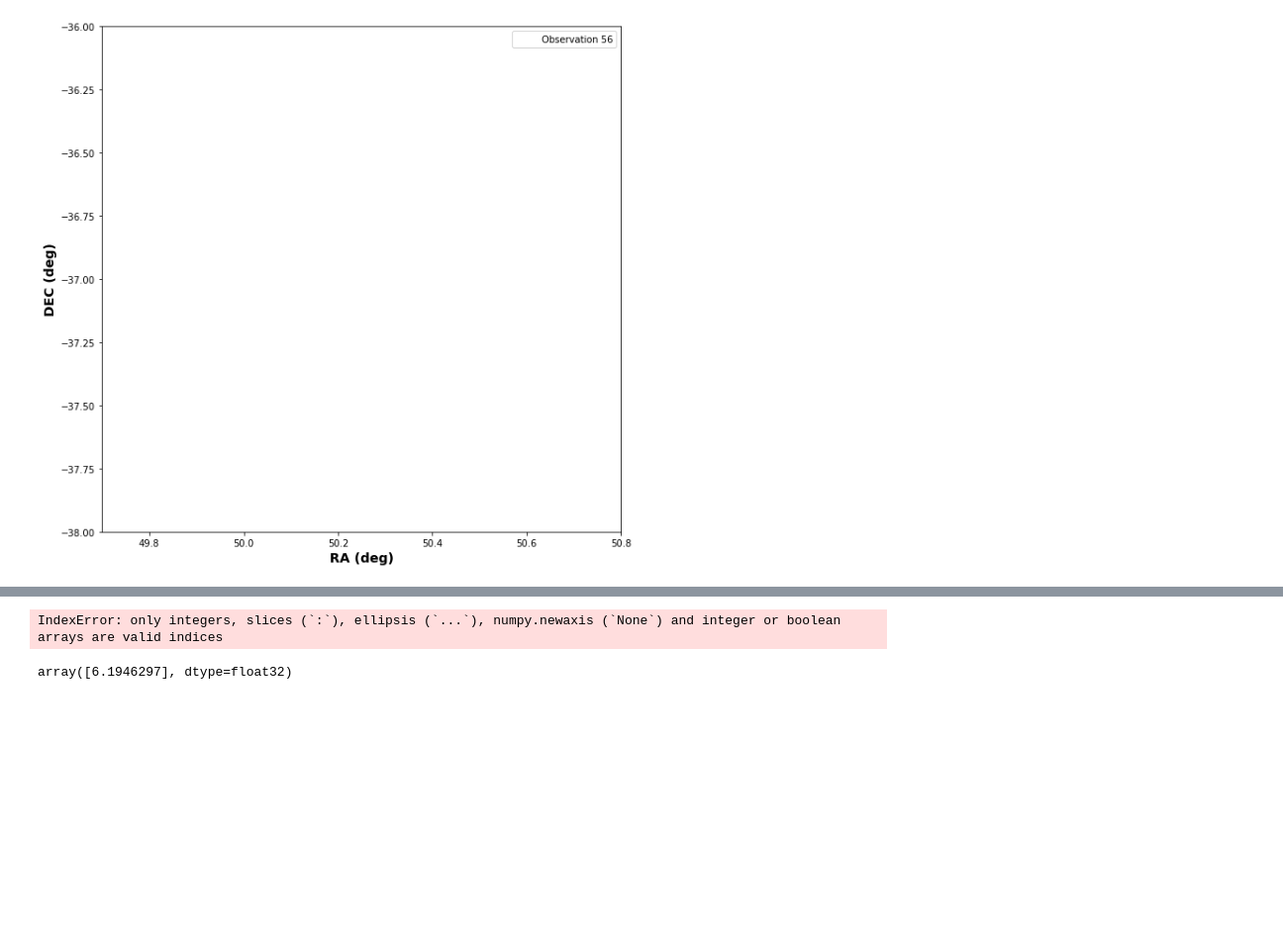
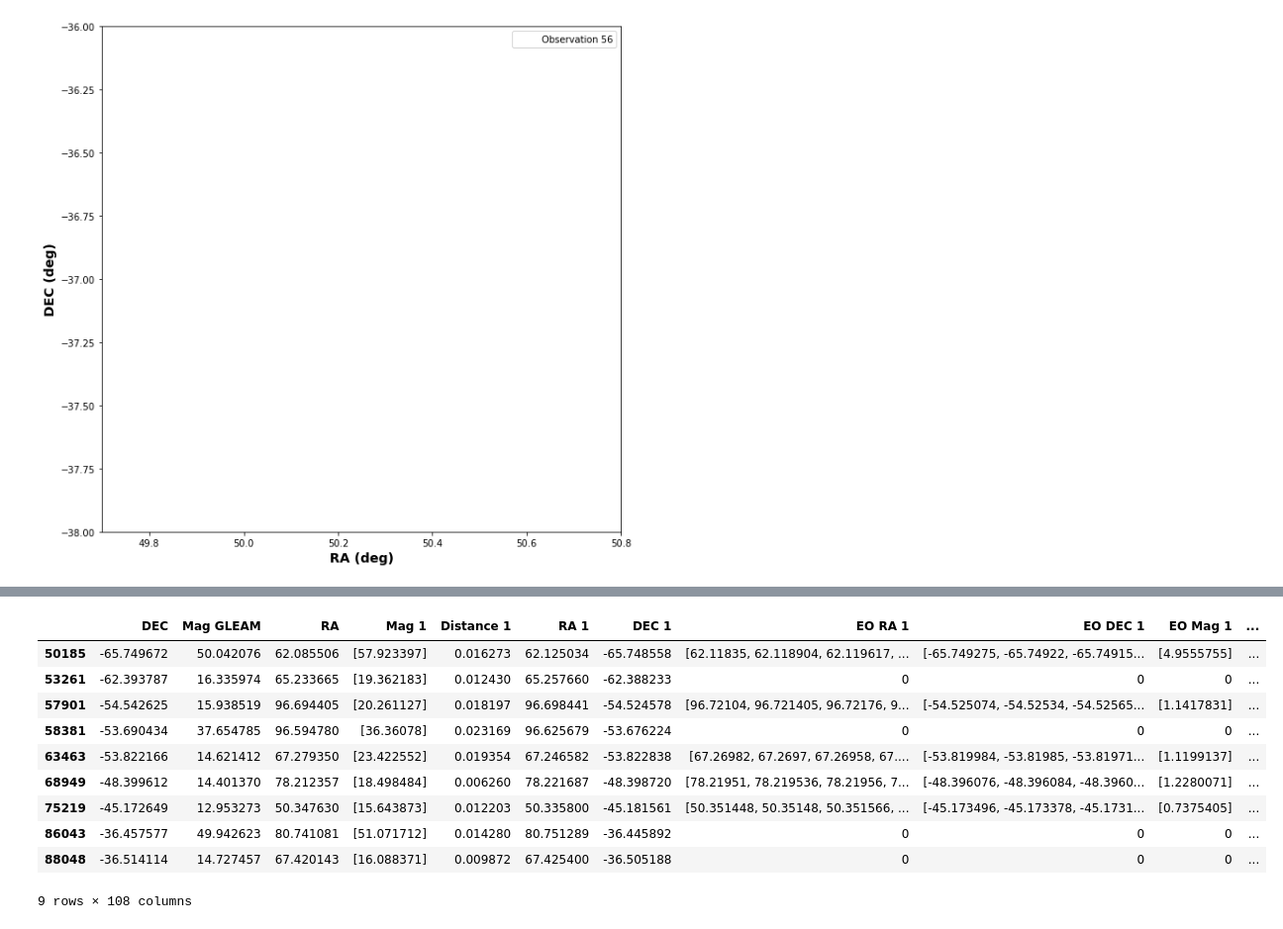
Before and after one commit to kelceydavis33/uwashchamp2019, a Jupyter notebook: GLEAM_Matching.ipynb, the cells around one changed output, grey strips where cells are left out. Shown at 99% size. Cells and saved outputs as stored; diff of their text form; code cells hidden in the pictures; blank space fills up the shorter version.

```diff
--- a/GLEAM_Matching.ipynb
+++ b/GLEAM_Matching.ipynb
@@ -573,21 +380,3 @@ for i in range(0, len(mags)):
 [figure]
 [figure]
 [figure]
-# %%
-index = 102128
-eo_ras = match_data.loc[index][0::5][1:]
-eo_decs = match_data.loc[index][1::5][1:]
-eo_mags = match_data.loc[index][2::5][1:]
-mags = match_data.loc[index][3::5]
-colors = np.random.choice(cols, len(eo_ras))
-n = 0
-for i in range(0, len(mags)):
-    n = n+1
-    if mags[i] != 0:
-        #plt.figure()
-        plt.scatter(eo_ras[i], eo_decs[i],marker = 'x', color = colors[i], s = eo_mags[i],
-                    label = 'Observation {}'.format(n))
-
-        plt.xlabel('RA (deg)')
-        plt.ylabel('DEC (deg)')
-        plt.legend();
@@ -902,10 +505,16 @@ TypeError: only integer scalar arrays can be converted to a scalar index
-# %%
-data = clst.collector(paths[0])
-d_s = data['data'][0]['source_array']
-d_s['EXTEND'][0]['FLUX']['I']
-# %% [output]
-IndexError: only integers, slices (`:`), ellipsis (`...`), numpy.newaxis (`None`) and integer or boolean arrays are valid indices
-# %%
-d_s['EXTEND'][0]['FLUX'][10]['I']
-# %% [output]
-array([6.1946297], dtype=float32)
+# %%
+mgs= np.array(table['Mag 1'])
+i = mgs>15
+table.loc[i]
+# %% [output]
+|  | DEC | Mag GLEAM | RA | Mag 1 | Distance 1 | RA 1 | DEC 1 | EO RA 1 | EO DEC 1 | EO Mag 1 | ... |
+| 50185 | -65.749672 | 50.042076 | 62.085506 | [57.923397] | 0.016273 | 62.125034 | -65.748558 | [62.11835, 62.118904, 62.119617, ... | [-65.749275, -65.74922, -65.74915... | [4.9555755] | ... |
+| 53261 | -62.393787 | 16.335974 | 65.233665 | [19.362183] | 0.012430 | 65.257660 | -62.388233 | 0 | 0 | 0 | ... |
+| 57901 | -54.542625 | 15.938519 | 96.694405 | [20.261127] | 0.018197 | 96.698441 | -54.524578 | [96.72104, 96.721405, 96.72176, 9... | [-54.525074, -54.52534, -54.52565... | [1.1417831] | ... |
+| 58381 | -53.690434 | 37.654785 | 96.594780 | [36.36078] | 0.023169 | 96.625679 | -53.676224 | 0 | 0 | 0 | ... |
+| 63463 | -53.822166 | 14.621412 | 67.279350 | [23.422552] | 0.019354 | 67.246582 | -53.822838 | [67.26982, 67.2697, 67.26958, 67.... | [-53.819984, -53.81985, -53.81971... | [1.1199137] | ... |
+| 68949 | -48.399612 | 14.401370 | 78.212357 | [18.498484] | 0.006260 | 78.221687 | -48.398720 | [78.21951, 78.219536, 78.21956, 7... | [-48.396076, -48.396084, -48.3960... | [1.2280071] | ... |
+| 75219 | -45.172649 | 12.953273 | 50.347630 | [15.643873] | 0.012203 | 50.335800 | -45.181561 | [50.351448, 50.35148, 50.351566, ... | [-45.173496, -45.173378, -45.1731... | [0.7375405] | ... |
+| 86043 | -36.457577 | 49.942623 | 80.741081 | [51.071712] | 0.014280 | 80.751289 | -36.445892 | 0 | 0 | 0 | ... |
+| 88048 | -36.514114 | 14.727457 | 67.420143 | [16.088371] | 0.009872 | 67.425400 | -36.505188 | 0 | 0 | 0 | ... |
+9 rows × 108 columns
```
Also changed, not shown: parts of 19 cells of this notebook.
